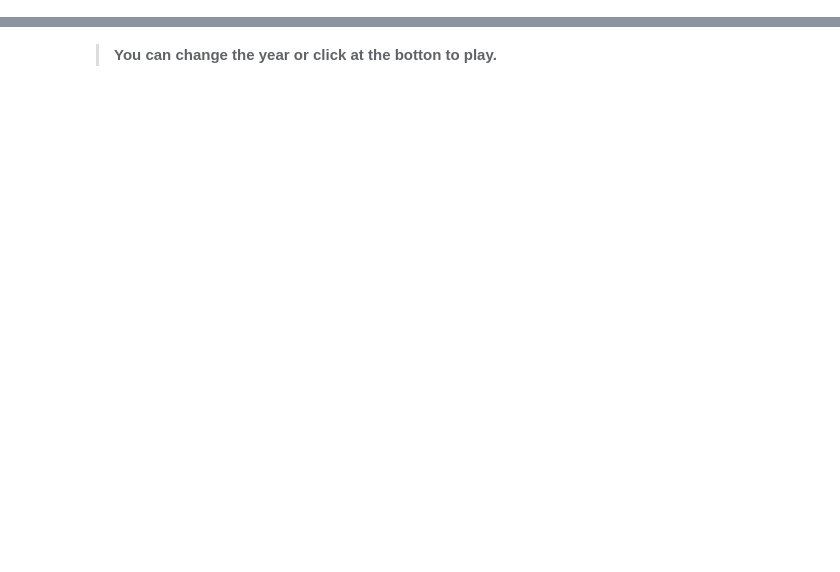
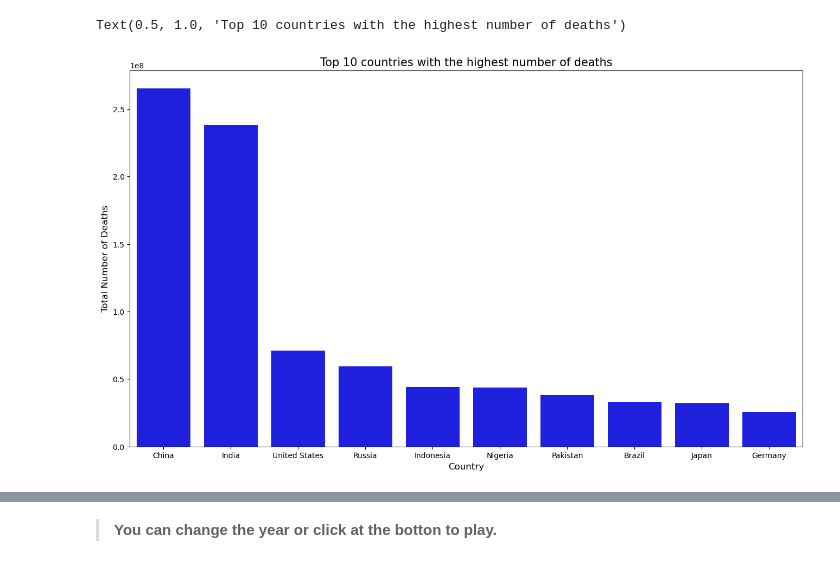
Before and after one commit to kamala2dt/Cause-of-Deaths-Analysis, a Jupyter notebook: cause-of-deaths-analysis.ipynb, the cells around one changed output, grey strips where cells are left out. Drawn from its saved outputs; the diff is of its cells as text; code cells hidden in the pictures; blank space fills up the shorter version.

```diff
--- a/cause-of-deaths-analysis.ipynb
+++ b/cause-of-deaths-analysis.ipynb
@@ -362,0 +331,6 @@ fig.show()
+# %%
+# Find the Top 10 total number of deaths group by country.
+
+Top10_countries = df.groupby('Country')['Total_deaths'].sum().sort_values(ascending=False).head(10).reset_index()
+
+Top10_countries
@@ -362,0 +349,14 @@ fig.show()
+# %%
+# Create a bar chart of Top 10 countries with the highest number of deaths
+
+plt.figure(figsize = (16,9))
+
+sns.barplot(data = Top10_countries, x = 'Country', y = 'Total_deaths', color = 'Blue')
+
+# Add some text for labels, title
+plt.xlabel('Country', fontsize = 12)
+plt.ylabel('Total Number of Deaths', fontsize = 12)
+plt.title('Top 10 countries with the highest number of deaths', fontsize =15)
+# %% [output]
+Text(0.5, 1.0, 'Top 10 countries with the highest number of deaths')
+[figure, added]
```
Also changed, not shown: parts of 136 cells of this notebook.
